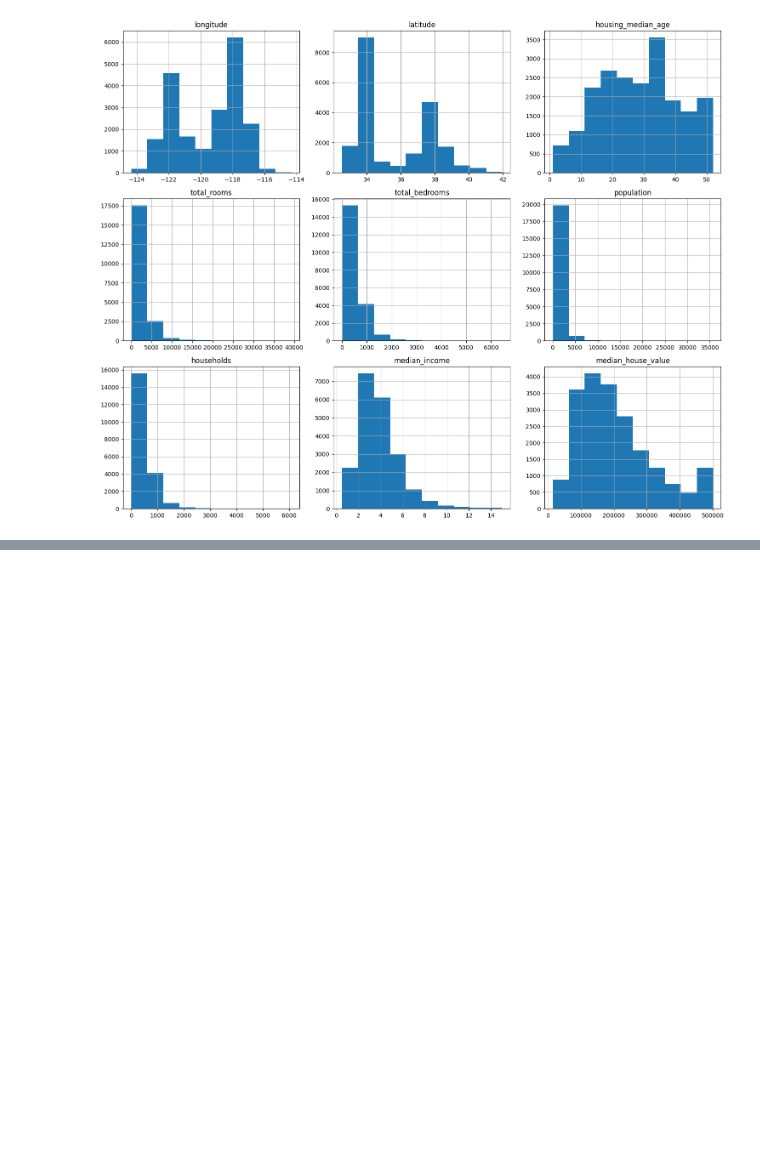
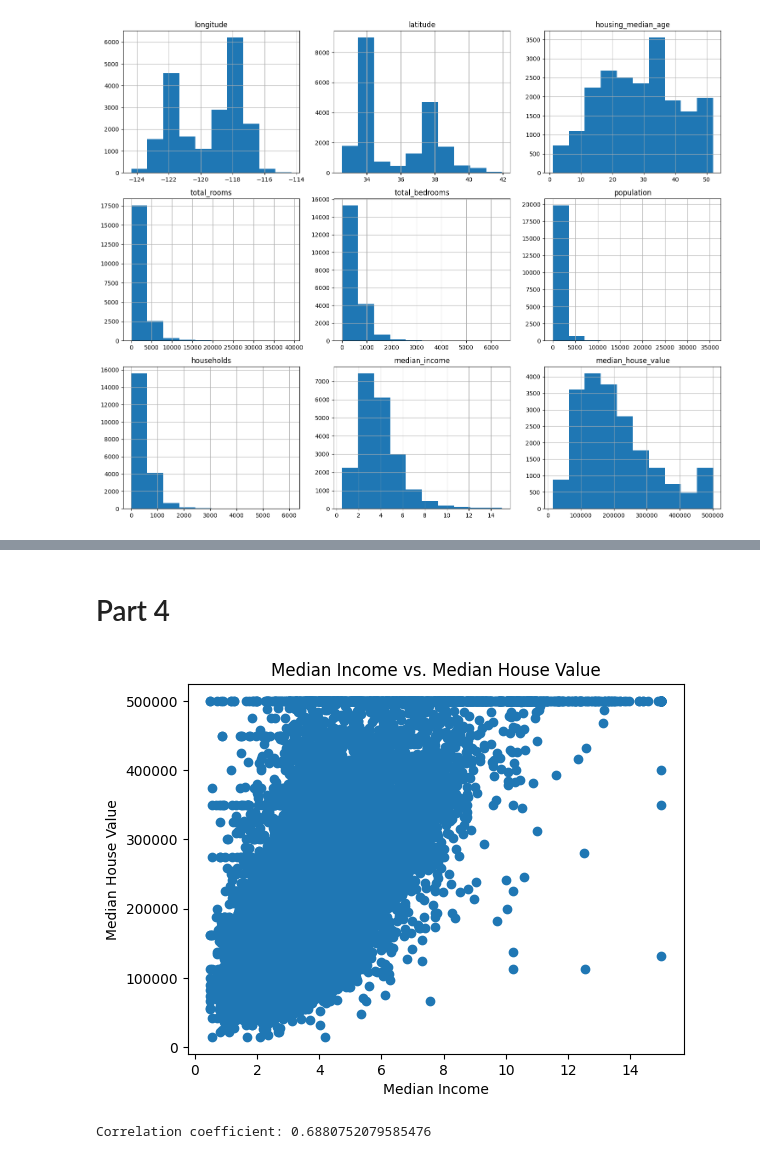
Before and after one commit to kellyegorman/data_mining, a Jupyter notebook: homework_1/question_4.ipynb, the cells around one changed output, grey strips where cells are left out. Saved outputs shown, nothing was run; the diff lists cells and outputs as text; code cells hidden in the pictures; blank space fills up the shorter version.

```diff
--- a/homework_1/question_4.ipynb
+++ b/homework_1/question_4.ipynb
@@ -37,0 +88,23 @@ plt.show()
+# %% [markdown]
+# Part 4
+# %%
+plt.scatter(
+    housing["median_income"],
+    housing["median_house_value"]
+)
+
+plt.xlabel("Median Income")
+plt.ylabel("Median House Value")
+plt.title("Median Income vs. Median House Value")
+
+plt.show()
+# %% [output]
+[figure, added]
+# %%
+correlation = housing["median_income"].corr(
+    housing["median_house_value"]
+)
+
+print("Correlation coefficient:", correlation)
+# %% [output]
+Correlation coefficient: 0.6880752079585476
```
Also changed, not shown: parts of 7 cells of this notebook, 1 other file.
